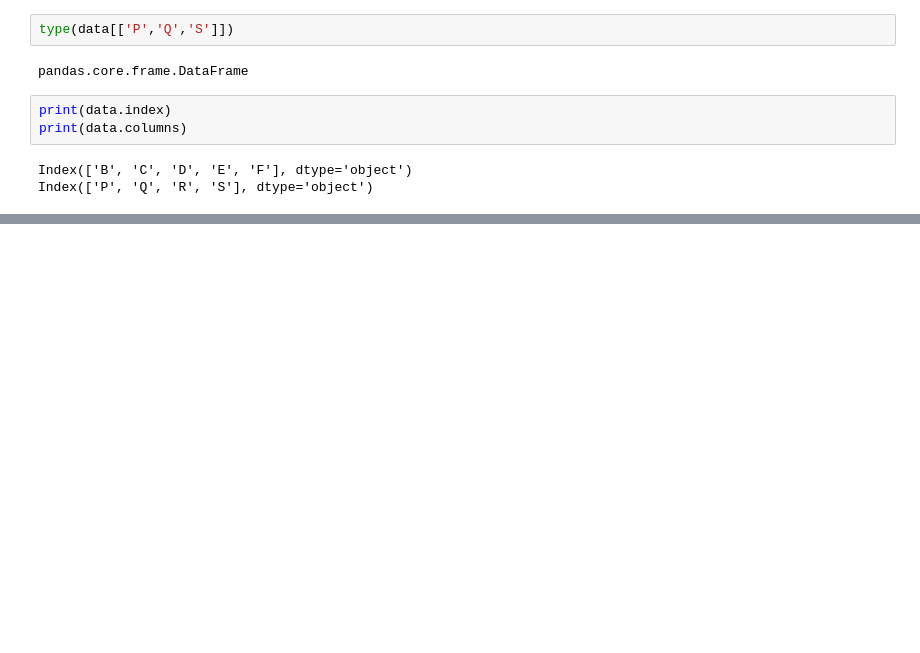
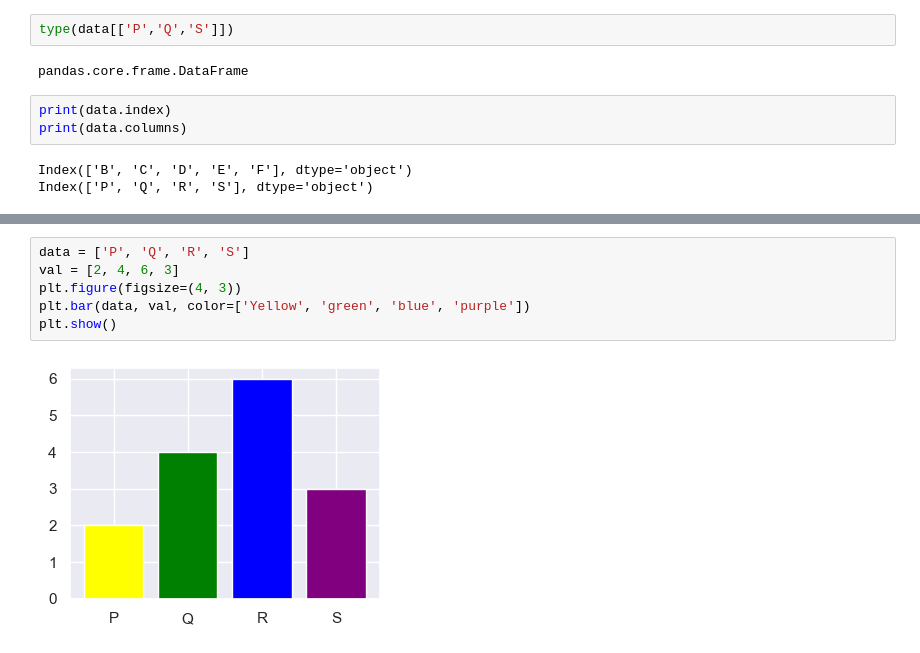
Before and after one commit to Purva-Dilip-Datir/ML_LAB_146, a Jupyter notebook: MyData.ipynb, the cells around one changed output, grey strips where cells are left out. Drawn from its saved outputs; the diff is of its cells as text; blank space fills up the shorter version.

```diff
--- a/MyData.ipynb
+++ b/MyData.ipynb
@@ -189,0 +207,8 @@ KeyError: 'Q'
+# %%
+data = ['P', 'Q', 'R', 'S']
+val = [2, 4, 6, 3]
+plt.figure(figsize=(4, 3))
+plt.bar(data, val, color=['Yellow', 'green', 'blue', 'purple'])
+plt.show()
+# %% [output]
+[figure, added]
```
Also changed, not shown: parts of 13 cells of this notebook.
